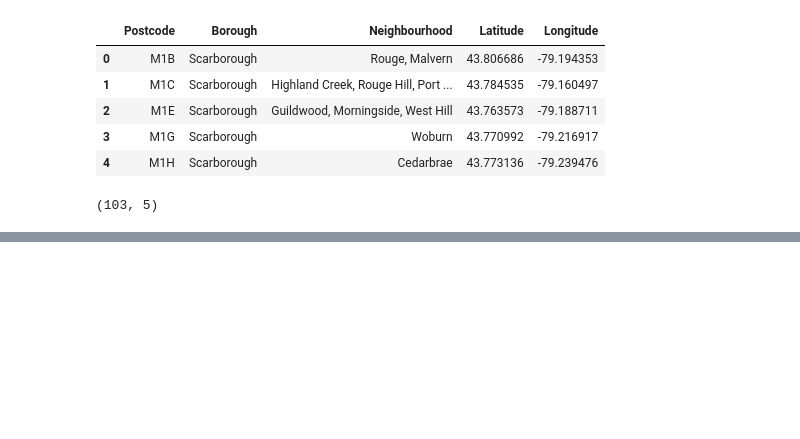
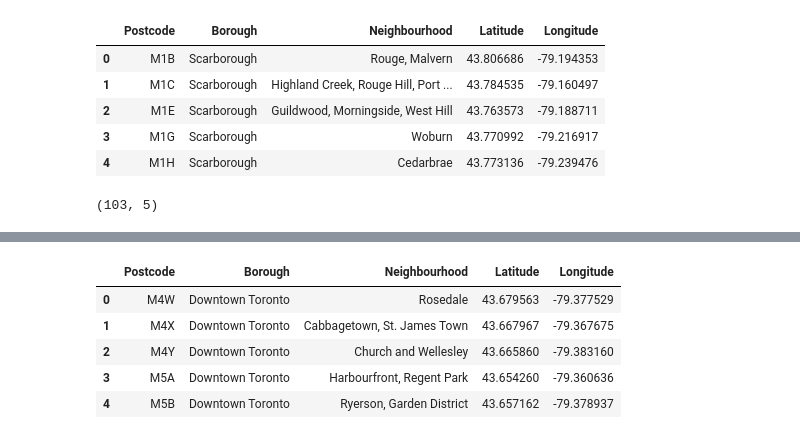
Before and after one commit to byrnec18/Coursera_Capstone, a Jupyter notebook: toronto_neighborhoods.ipynb, the cells around one changed output, grey strips where cells are left out. Saved outputs shown, nothing was run; the diff lists cells and outputs as text; code cells hidden in the pictures; blank space fills up the shorter version.

```diff
--- a/toronto_neighborhoods.ipynb
+++ b/toronto_neighborhoods.ipynb
@@ -7,0 +1,27 @@ import numpy as np
+# %%
+from urllib.request import urlopen
+from bs4 import BeautifulSoup
+import requests
+import ssl
+import numpy as np
+
+import pandas as pd
+pd.set_option('display.max_columns', None)
+pd.set_option('display.max_rows', None)
+
+import json
+
+!conda install -c conda-forge geopy --yes
+from geopy.geocoders import Nominatim
+
+from pandas.io.json import json_normalize
+
+import matplotlib.cm as cm
+import matplotlib.colors as colors
+
+from sklearn.cluster import KMeans
+
+!conda install -c conda-forge folium=0.5.0 --yes
+import folium
+
+print('Libraries imported.')
@@ -88,0 +122,3 @@ df.to_csv('Toronto_latlong.csv')
+# %%
+#rename dataframe for easier use of 'borrowed' code from lab
+neighborhoods = df
@@ -88,0 +163,10 @@ df.to_csv('Toronto_latlong.csv')
+# %%
+downtown_toronto_df = neighborhoods[neighborhoods['Borough'] == 'Downtown Toronto'].reset_index(drop=True)
+downtown_toronto_df.head()
+# %% [output]
+|  | Postcode | Borough | Neighbourhood | Latitude | Longitude |
+| 0 | M4W | Downtown Toronto | Rosedale | 43.679563 | -79.377529 |
+| 1 | M4X | Downtown Toronto | Cabbagetown, St. James Town | 43.667967 | -79.367675 |
+| 2 | M4Y | Downtown Toronto | Church and Wellesley | 43.665860 | -79.383160 |
+| 3 | M5A | Downtown Toronto | Harbourfront, Regent Park | 43.654260 | -79.360636 |
+| 4 | M5B | Downtown Toronto | Ryerson, Garden District | 43.657162 | -79.378937 |
```
Also changed, not shown: parts of 8 cells of this notebook.
